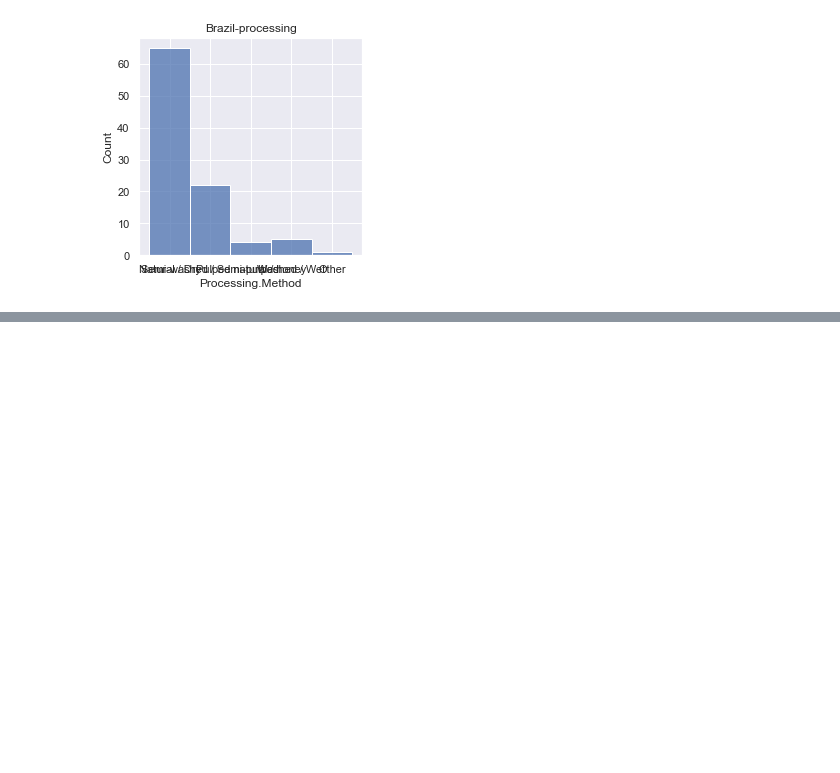
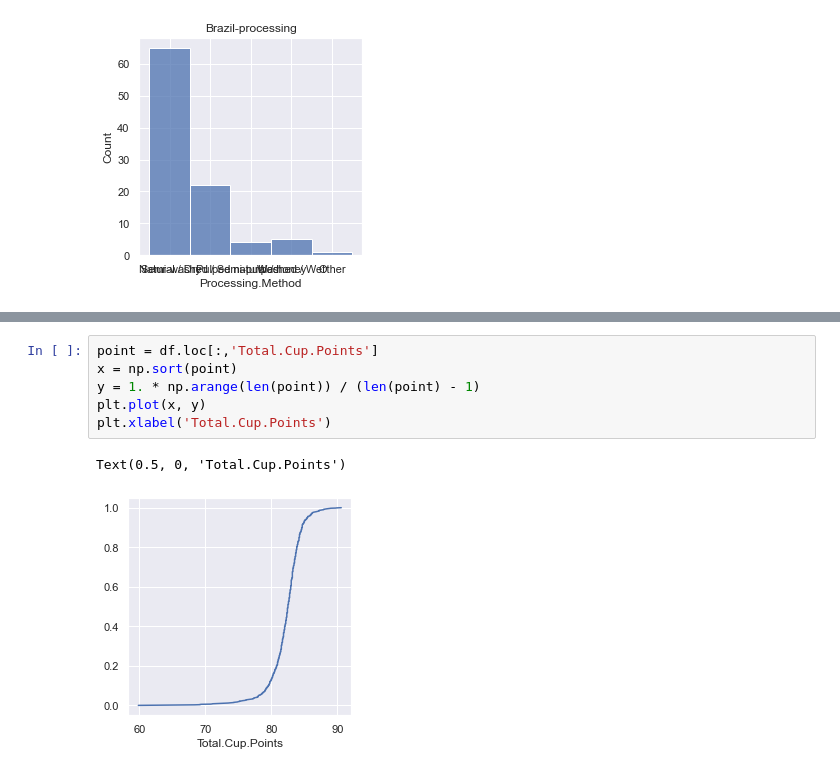
Before and after one commit to arrrin/coffee-analysis, a Jupyter notebook: Basic.ipynb, the cells around one changed output, grey strips where cells are left out. Cells and saved outputs as stored; diff of their text form; blank space fills up the shorter version.

```diff
--- a/Basic.ipynb
+++ b/Basic.ipynb
@@ -272,0 +269,9 @@ sns.histplot(df.loc[df['Country.of.Origin'] == 'Thailand']['Processing.Method'])
+# %%
+point = df.loc[:,'Total.Cup.Points']
+x = np.sort(point)
+y = 1. * np.arange(len(point)) / (len(point) - 1)
+plt.plot(x, y)
+plt.xlabel('Total.Cup.Points')
+# %% [output]
+Text(0.5, 0, 'Total.Cup.Points')
+[figure, added]
```
Also changed, not shown: parts of 3 cells of this notebook.
